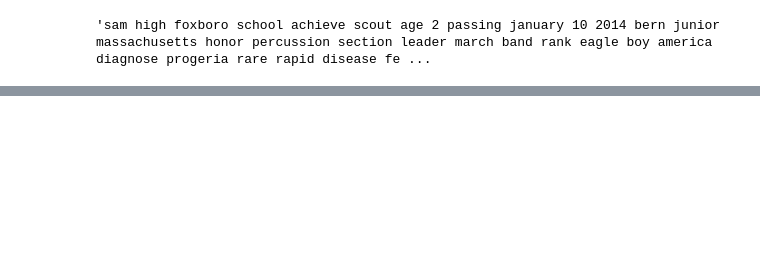
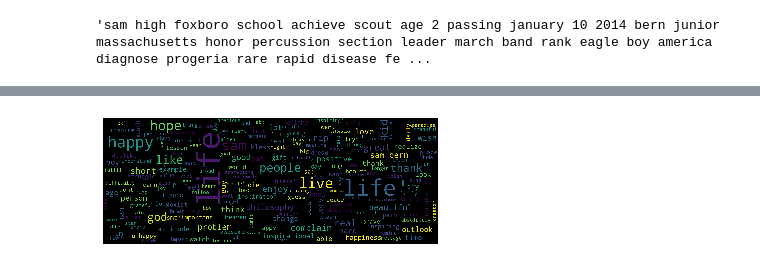
Before and after one commit to amoux/david, a Jupyter notebook: examples/pipeline/mining-preprocessing-semantic-indexing.ipynb, the cells around one changed output, grey strips where cells are left out. Drawn from its saved outputs; the diff is of its cells as text; code cells hidden in the pictures; blank space fills up the shorter version.

```diff
--- a/examples/pipeline/mining-preprocessing-semantic-indexing.ipynb
+++ b/examples/pipeline/mining-preprocessing-semantic-indexing.ipynb
@@ -305,7 +308,7 @@ david.build_wordcloud(tedx_pipe2["text"], "tedx_conversations.png")
 
 `update_every` : 0 => batch learning or 1 => online learning.
 # %%
-doc = pipe_tedx_clean["text"]
+doc = pipe_tedx_clean["text"].tolist()
 
 # lets train the model on 70 topics with batch learning.
 lda_model, corpus, id2word = david.GensimLdaModel(doc, num_topics=70, update_every=0)
@@ -382,19 +383,22 @@ def lantent_sematic_indexing(documents, sims, threshold=0.80):
             similar_docs.append([(doc_id, sim_score), documents[doc_id]])
     return similar_docs
 # %%
+from collections import Counter
+from david import preprocess_sequence
+import gensim
+
 about_video = preprocess_sequence(sam_berns["about_video"], lemmatize=True, tokenize=True)
-about_video, _ = zip(*Counter(about_video).most_common())
-VIDEO_DESCR = about_video
+VIDEO_DESCR, _ = zip(*Counter(about_video).most_common())
 
 # contruct a LsiModel object
-lsi = gensim.models.LsiModel(corpus, id2word=id2word, num_topics=10)
+lsi = gensim.models.LsiModel(corpus, id2word=id2word, num_topics=70)
 vec_bow = id2word.doc2bow(VIDEO_DESCR) # convert the video descriptions to LSI space.
 vec_lsi = lsi[vec_bow]
 
 # now transform the corpus to LSI space.
 index = gensim.similarities.MatrixSimilarity(lsi[corpus])
-index.save("/tmp/tedxtalk.index")
-index = gensim.similarities.MatrixSimilarity.load("/tmp/tedxtalk.index")
+index.save("/tmp/tedxtalk.index") # save the model.
+index = gensim.similarities.MatrixSimilarity.load("/tmp/tedxtalk.index") # load the model.
 sims = index[vec_lsi]
 print(list(enumerate(sims))[:10])
 # %% [output]
@@ -443,0 +430,3 @@ lantent_sematic_indexing(pipe_tedx_clean["text"].tolist(), sims, threshold=0.98)
+# %%
+similar_matches = lantent_sematic_indexing(doc, sims, threshold=0.50)
+similar_matches[:20] # top 20 matches @ threshold > 0.50 from 5188 samples.
@@ -443,0 +451,5 @@ lantent_sematic_indexing(pipe_tedx_clean["text"].tolist(), sims, threshold=0.98)
+# %%
+similar_indexes, similar_comments = zip(*similar_matches)
+print("*", david.top_unigrams(similar_comments), end="\n\n")
+print("*", david.top_bigrams(similar_comments), end="\n\n")
+print("*", david.top_trigrams(similar_comments))
@@ -443,0 +468,4 @@ lantent_sematic_indexing(pipe_tedx_clean["text"].tolist(), sims, threshold=0.98)
+# %%
+david.build_wordcloud(similar_comments, "semantically_similar_comments.png")
+# %% [output]
+[figure, added]
```
Also changed, not shown: parts of 25 cells of this notebook, 4 other files.
